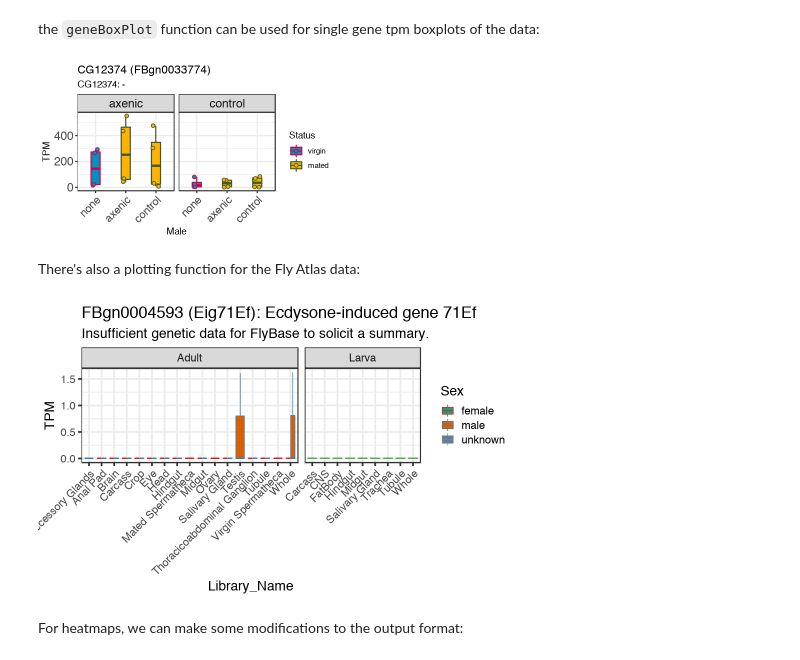
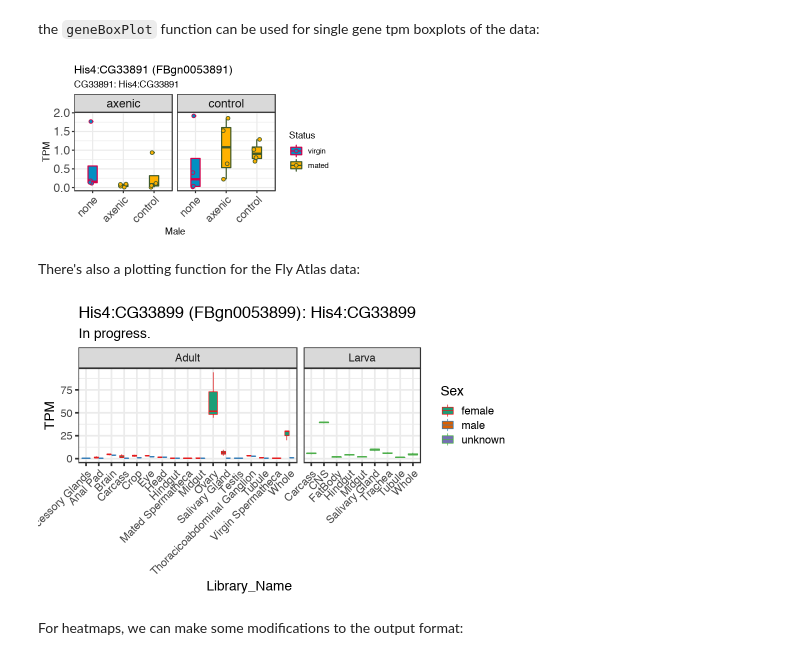
Before and after one commit to YazBraimah/Axenic.PM, a Jupyter notebook: R_analysis_pipeline.ipynb, the cells around one changed output. Cells and saved outputs as stored; diff of their text form; code cells hidden in the pictures.

```diff
--- a/R_analysis_pipeline.ipynb
+++ b/R_analysis_pipeline.ipynb
@@ -185,16 +185,16 @@ rm(tmpMat)
 the `geneBoxPlot` function can be used for single gene tpm boxplots of the data:
 # %%
 options(repr.plot.width = 5, repr.plot.height = 3)
-geneBoxPlot_mon(tpmTable = tpm.table, "CG12374", show_reps = F) + theme(axis.text.x = element_text(angle = 45, hjust = 1))
+geneBoxPlot_mon(tpmTable = tpm.table, "His4:CG33891", show_reps = F) + theme(axis.text.x = element_text(angle = 45, hjust = 1))
 # %% [output]
-[figure, old version]
+[figure, new version]
 # %% [markdown]
 There's also a plotting function for the Fly Atlas data:
 # %%
 options(repr.plot.width = 8, repr.plot.height = 5)
-geneBoxPlot_fa2(tpm.table_fa2, "FBgn0004593")
+geneBoxPlot_fa2(tpm.table_fa2, "His4:CG33899")
 # %% [output]
-[figure, old version]
+[figure, new version]
 # %% [markdown]
 For heatmaps, we can make some modifications to the output format:
 # %%
```
Also changed, not shown: parts of 80 cells of this notebook.
